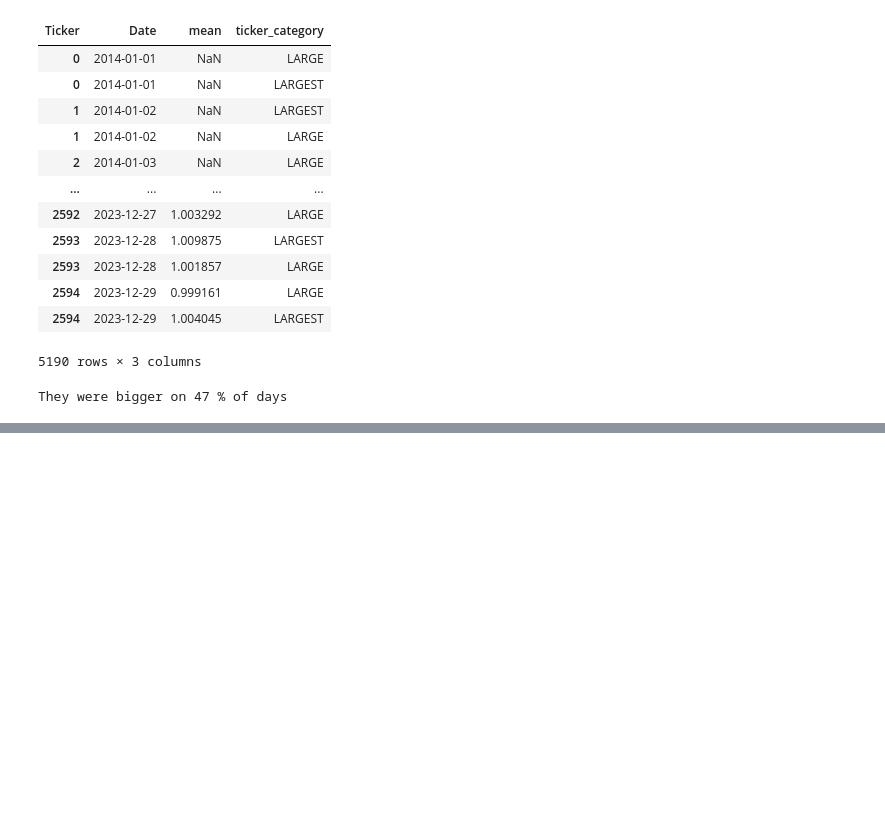
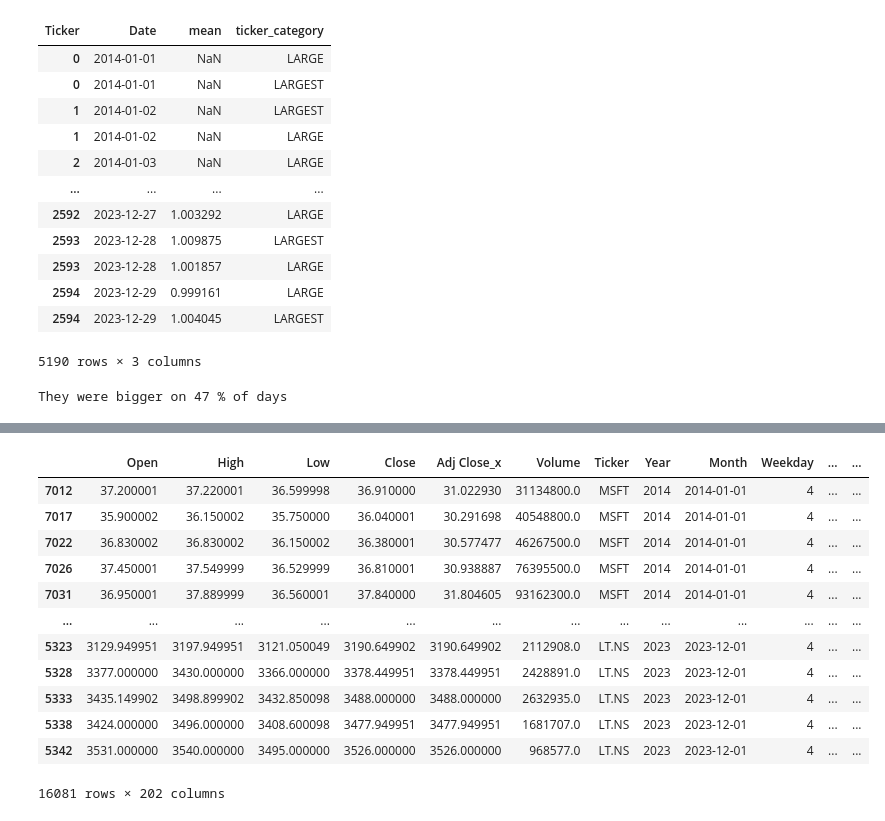
Before and after one commit to tarasenya/stock-markets-analytics-zoomcamp, a Jupyter notebook: Week-2/hw-2.ipynb, the cells around one changed output, grey strips where cells are left out. Saved outputs shown, nothing was run; the diff lists cells and outputs as text; code cells hidden in the pictures; blank space fills up the shorter version.

```diff
--- a/Week-2/hw-2.ipynb
+++ b/Week-2/hw-2.ipynb
@@ -424,0 +436,19 @@ They were bigger on 47 % of days
+# %%
+stocks_combined = pd.read_parquet('stocks_df_combined_trunc_2014_2023.parquet.brotli')
+# %%
+stocks_combined_fridays  = stocks_combined[stocks_combined.Date.dt.dayofweek==4]
+stocks_combined_fridays
+# %% [output]
+|  | Open | High | Low | Close | Adj Close_x | Volume | Ticker | Year | Month | Weekday | ... | ... |
+| 7012 | 37.200001 | 37.220001 | 36.599998 | 36.910000 | 31.022930 | 31134800.0 | MSFT | 2014 | 2014-01-01 | 4 | ... | ... |
+| 7017 | 35.900002 | 36.150002 | 35.750000 | 36.040001 | 30.291698 | 40548800.0 | MSFT | 2014 | 2014-01-01 | 4 | ... | ... |
+| 7022 | 36.830002 | 36.830002 | 36.150002 | 36.380001 | 30.577477 | 46267500.0 | MSFT | 2014 | 2014-01-01 | 4 | ... | ... |
+| 7026 | 37.450001 | 37.549999 | 36.529999 | 36.810001 | 30.938887 | 76395500.0 | MSFT | 2014 | 2014-01-01 | 4 | ... | ... |
+| 7031 | 36.950001 | 37.889999 | 36.560001 | 37.840000 | 31.804605 | 93162300.0 | MSFT | 2014 | 2014-01-01 | 4 | ... | ... |
+| ... | ... | ... | ... | ... | ... | ... | ... | ... | ... | ... | ... | ... |
+| 5323 | 3129.949951 | 3197.949951 | 3121.050049 | 3190.649902 | 3190.649902 | 2112908.0 | LT.NS | 2023 | 2023-12-01 | 4 | ... | ... |
+| 5328 | 3377.000000 | 3430.000000 | 3366.000000 | 3378.449951 | 3378.449951 | 2428891.0 | LT.NS | 2023 | 2023-12-01 | 4 | ... | ... |
+| 5333 | 3435.149902 | 3498.899902 | 3432.850098 | 3488.000000 | 3488.000000 | 2632935.0 | LT.NS | 2023 | 2023-12-01 | 4 | ... | ... |
+| 5338 | 3424.000000 | 3496.000000 | 3408.600098 | 3477.949951 | 3477.949951 | 1681707.0 | LT.NS | 2023 | 2023-12-01 | 4 | ... | ... |
+| 5342 | 3531.000000 | 3540.000000 | 3495.000000 | 3526.000000 | 3526.000000 | 968577.0 | LT.NS | 2023 | 2023-12-01 | 4 | ... | ... |
+16081 rows × 202 columns
```
Also changed, not shown: parts of 5 cells of this notebook, 2 other files.
